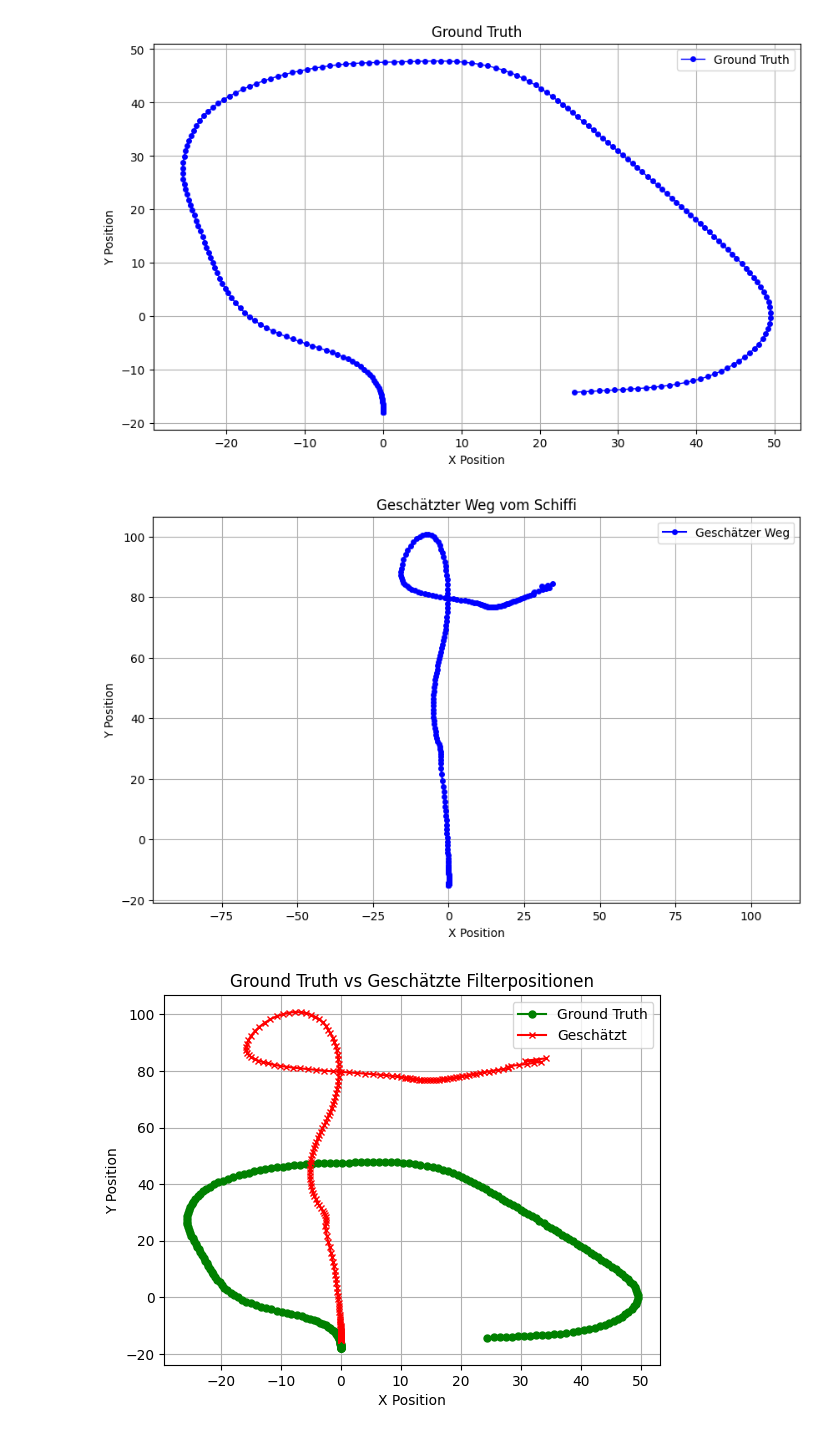
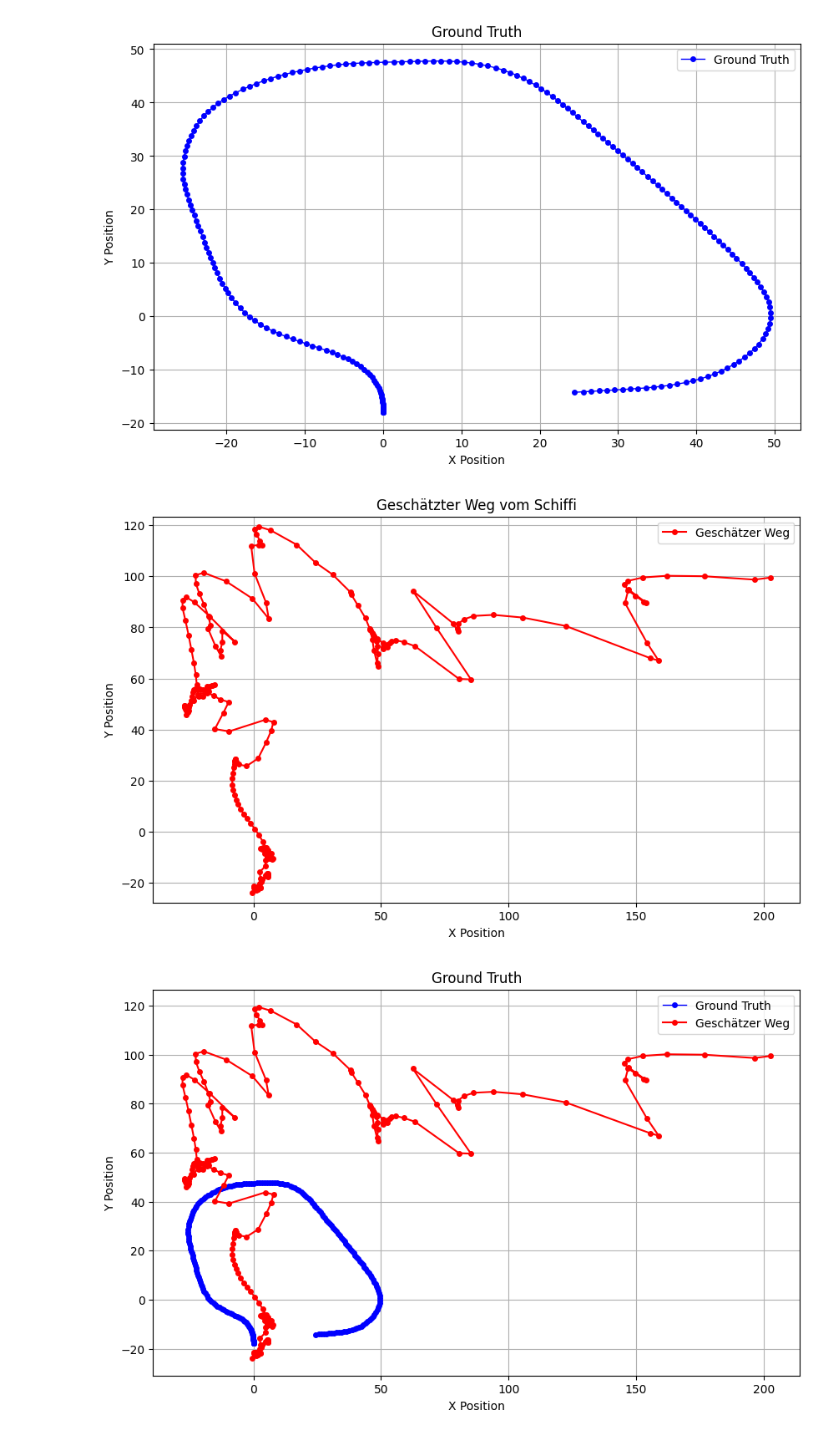
Before and after one commit to tkex/kalman-beacon, a Jupyter notebook: __PythonPrototyping__/UKF/UKF-Log-ReadIn-11-02-2024.ipynb, the cells around one changed output. Saved outputs shown, nothing was run; the diff lists cells and outputs as text; code cells hidden in the pictures.

```diff
--- a/__PythonPrototyping__/UKF/UKF-Log-ReadIn-11-02-2024.ipynb
+++ b/__PythonPrototyping__/UKF/UKF-Log-ReadIn-11-02-2024.ipynb
@@ -103,7 +121,8 @@ def h_x(state):
         x, y = v
         mag = np.sqrt(x ** 2 + y ** 2)
         if mag < 1e-6:  # Vermeidung Division durch Null
-            return np.array([0, 0])  # Oder einen anderen Standardwert
+            print('v: ', v)
+            return np.array([0, 1])  # Oder einen anderen Standardwert
         return np.array([x / mag, y / mag])
 
     """
@@ -173,10 +227,9 @@ sigmas = MerweScaledSigmaPoints(n=6, alpha=0.1, beta=2.0, kappa=1.0)
 ukf = UKF(dim_x=6, dim_z=6, fx=f_x, hx=h_x, dt=dT, points=sigmas)
 #ukf.x = states[0].copy() # ggf. kontrollieren
 
-init_state = np.array([0, -15, 0, 0, 0, 0])  # [x, y, vx, vy, ax, ay]
+init_state = np.array([0, -14.9, 0, 1, 0, 0])  # [x, y, vx, vy, ax, ay]
 ukf.x = init_state
-
-ukf.Q = Q_discrete_white_noise(dim=2, dt=dT, var=2.0, block_size=3, order_by_dim=False)
+ukf.Q = Q_discrete_white_noise(dim=3, dt=dT, var=2.0, block_size=2, order_by_dim=False)
 
 """
 # Extrahiere Messdaten als Liste
@@ -190,9 +243,9 @@ uPs = []
 # Iteriere durch jede Zeile im Df
 for index, row in df.iterrows():
     # Extrahiere die Standardabweichungen für die aktuelle Messung
-    std_b0 = row['STD_Grad_B0']
-    std_b1 = row['STD_Grad_B1']
-    std_b2 = row['STD_Grad_B2']
+    std_b0 = row['STD_Grad_B0'] / 100
+    std_b1 = row['STD_Grad_B1'] / 100
+    std_b2 = row['STD_Grad_B2'] / 100
 
     # Zeige Std zwecks Korrektheit
     #print(std_b0, std_b1, std_b2)
@@ -244,46 +293,35 @@ plot_ground_truth(df)
 [figure]
 # %%
 
-def plot_estimated_path(uxs):
-    """
-    Plottet den geschätzten Weg des Schiffes auf UKF Schätzung
-    """
-    plt.figure(figsize=(10, 6))
-    plt.plot(uxs[:, 0], uxs[:, 1], label='Geschätzer Weg', marker='o', linestyle='-', color='blue', markersize=4)
+"""
+Plot
+"""
+plt.figure(figsize=(10, 6))
+ux_val = [s[0] for s in uxs]
+uy_val = [s[1] for s in uxs]
+plt.plot(ux_val, uy_val, label='Geschätzer Weg', marker='o', linestyle='-', color='red', markersize=4)
 
-    plt.title('Geschätzter Weg vom Schiffi')
-    plt.xlabel('X Position')
-    plt.ylabel('Y Position')
-    plt.legend()
-    plt.grid(True)
-    plt.axis('equal')  # Stellt sicher, dass die Skalierung auf beiden Achsen gleich ist
-    plt.show()
-
-
-plot_estimated_path(uxs)
+plt.title('Geschätzter Weg vom Schiffi')
+plt.xlabel('X Position')
+plt.ylabel('Y Position')
+plt.legend()
+plt.grid(True)
+plt.axis('equal')  # Stellt sicher, dass die Skalierung auf beiden Achsen gleich ist
+plt.show()
 # %% [output]
-[figure, old version]
+[figure, new version]
 # %%
+plt.figure(figsize=(10, 6))
+plt.plot(df['X_GT'], df['Y_GT'], marker='o', linestyle='-', color='blue', markersize=4, linewidth=1, label='Ground Truth')
+plt.plot(ux_val, uy_val, label='Geschätzer Weg', marker='o', linestyle='-', color='red', markersize=4)
 
-def plot_gt_estimates(ground_truth, estimated_positions):
-    """
-    -> ground_truth: Ground-Truth-Positionen (X_GT, Y_GT)
-    -> estimated_positions: Numpy-Array geschätzten Positionen (x, y) aus dem UKF
-    """
-    # Ground-Truth Positionen
-    plt.plot(ground_truth['X_GT'], ground_truth['Y_GT'], label='Ground Truth', color='green', marker='o', linestyle='-', markersize=5)
 
-    # Geschätzte Positionen
-    plt.plot(estimated_positions[:, 0], estimated_positions[:, 1], label='Geschätzt', color='red', marker='x', linestyle='-', markersize=5)
+plt.title('Ground Truth')
+plt.xlabel('X Position')
+plt.ylabel('Y Position')
+plt.legend()
+plt.grid(True)
 
-    plt.xlabel('X Position')
-    plt.ylabel('Y Position')
-    plt.title('Ground Truth vs Geschätzte Filterpositionen')
-    plt.legend()
-    plt.grid(True)
-    #plt.axis('equal')  # Stellt sicher, dass die Skalierung auf beiden Achsen gleich ist
-    plt.show()
-
-plot_gt_estimates(df, uxs[:, :2])
+plt.show()
 # %% [output]
-[figure, old version]
+[figure, new version]
```
Also changed, not shown: parts of 3 cells of this notebook, 6 other files.
